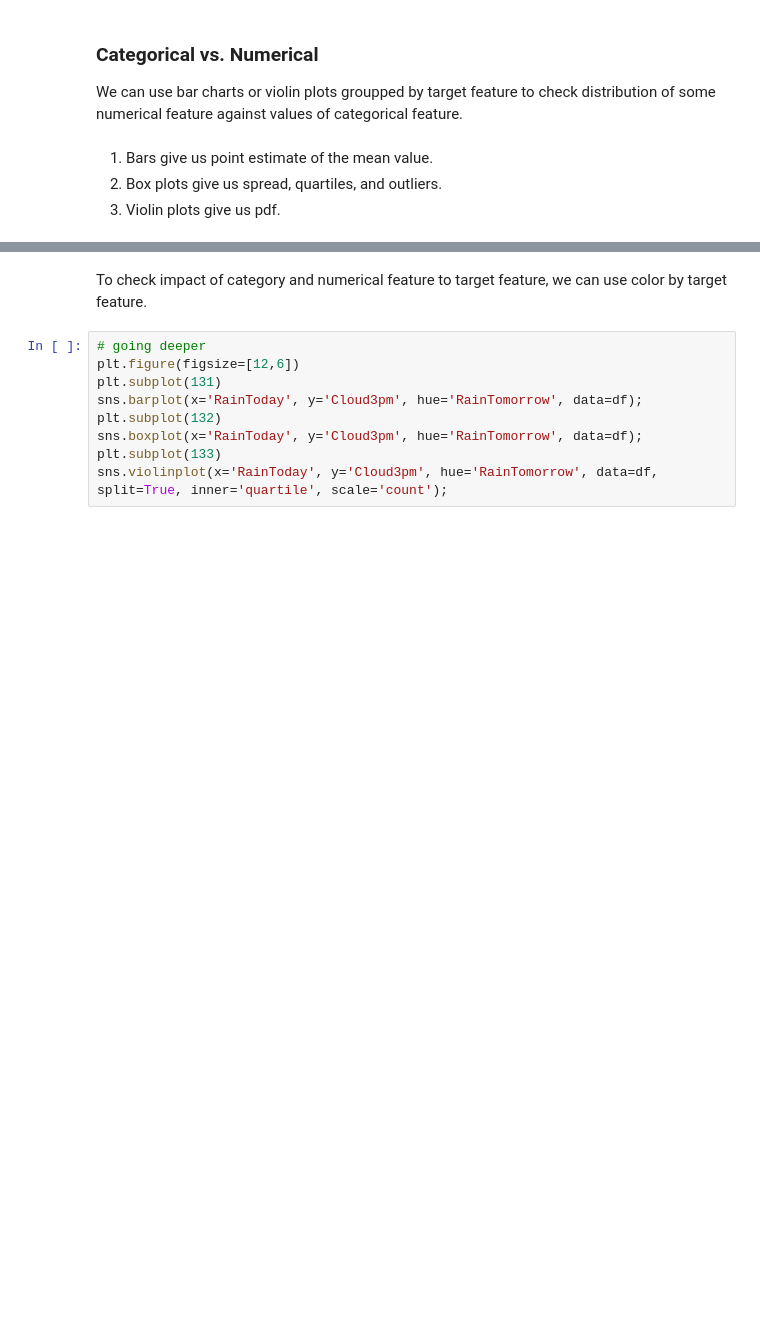
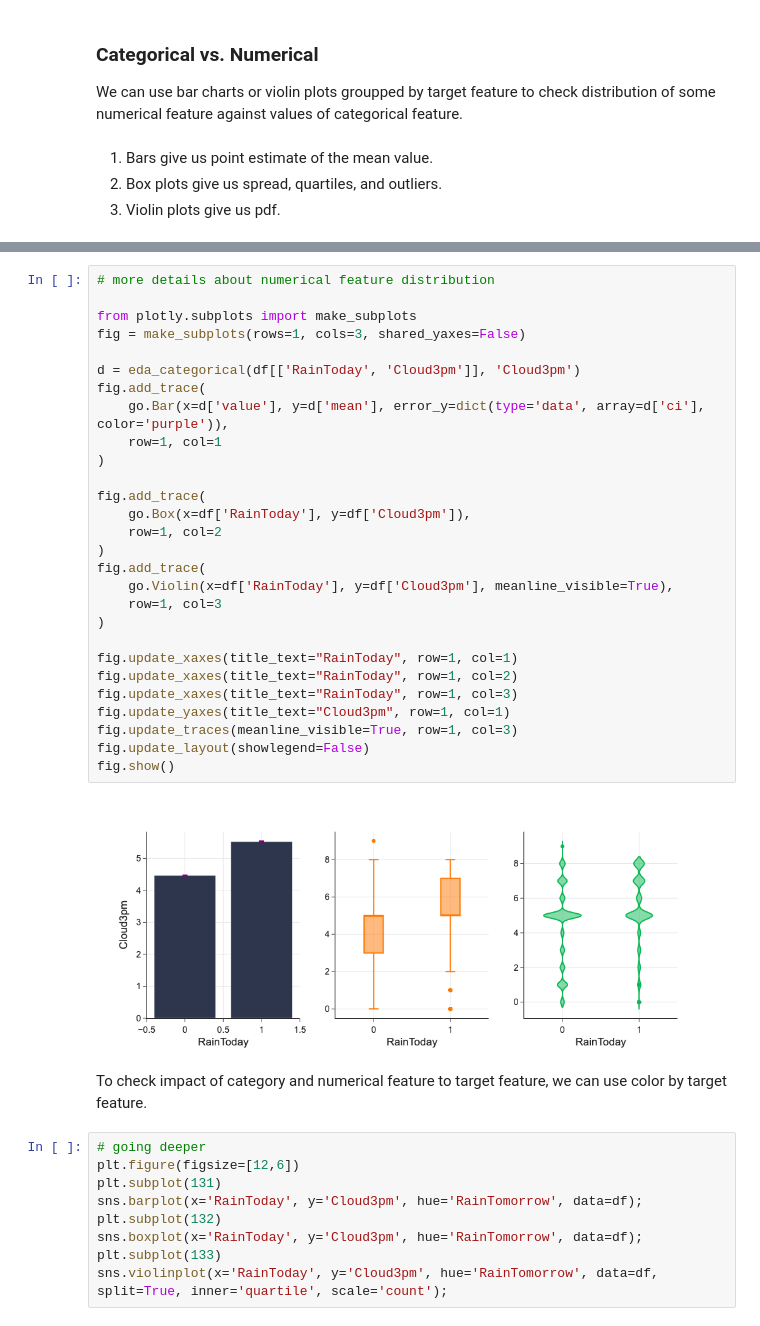
Before and after one commit to avast/machine-learning-python, a Jupyter notebook: book/imlp/imlp_1_data.ipynb, the cells around one changed output, grey strips where cells are left out. Cells and saved outputs as stored; diff of their text form; blank space fills up the shorter version.

```diff
--- a/book/imlp/imlp_1_data.ipynb
+++ b/book/imlp/imlp_1_data.ipynb
@@ -696,3 +681,33 @@ plt.grid();
+# %%
+# more details about numerical feature distribution
+
+from plotly.subplots import make_subplots
+fig = make_subplots(rows=1, cols=3, shared_yaxes=False)
+
+d = eda_categorical(df[['RainToday', 'Cloud3pm']], 'Cloud3pm')
+fig.add_trace(
+    go.Bar(x=d['value'], y=d['mean'], error_y=dict(type='data', array=d['ci'], color='purple')),
+    row=1, col=1
+)
+
+fig.add_trace(
+    go.Box(x=df['RainToday'], y=df['Cloud3pm']),
+    row=1, col=2
+)
+fig.add_trace(
+    go.Violin(x=df['RainToday'], y=df['Cloud3pm'], meanline_visible=True),
+    row=1, col=3
+)
+
+fig.update_xaxes(title_text="RainToday", row=1, col=1)
+fig.update_xaxes(title_text="RainToday", row=1, col=2)
+fig.update_xaxes(title_text="RainToday", row=1, col=3)
+fig.update_yaxes(title_text="Cloud3pm", row=1, col=1)
+fig.update_traces(meanline_visible=True, row=1, col=3)
+fig.update_layout(showlegend=False)
+fig.show()
+# %% [output]
+[figure, added]
 # %% [markdown]
 To check impact of category and numerical feature to target feature, we can use color by target feature.
 # %%
```
Also changed, not shown: parts of 11 cells of this notebook, 3 other files.
